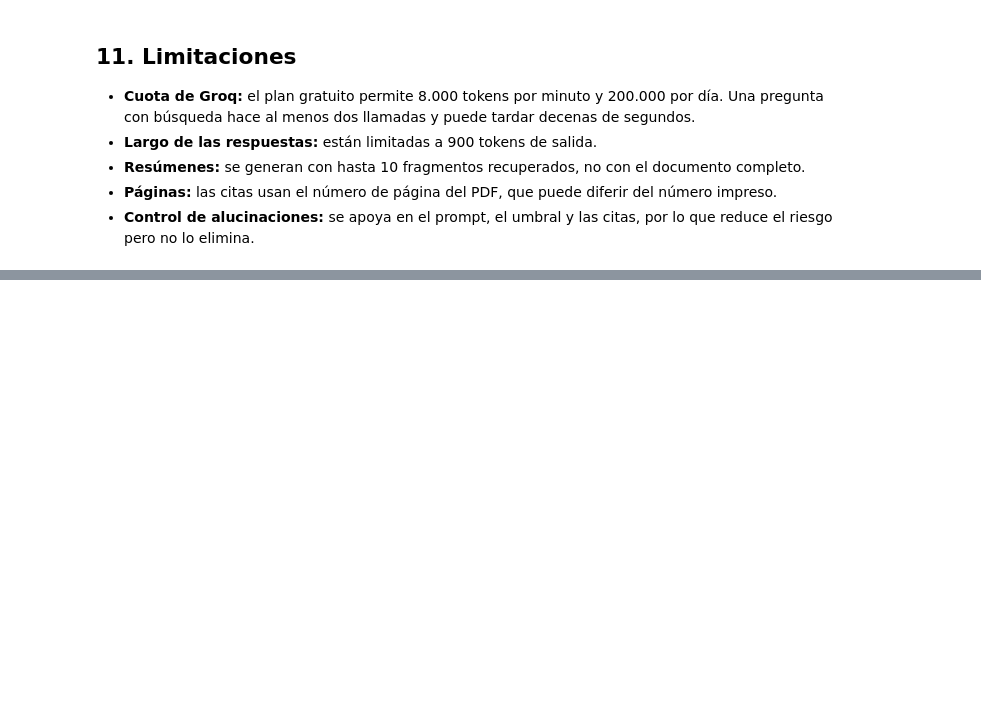
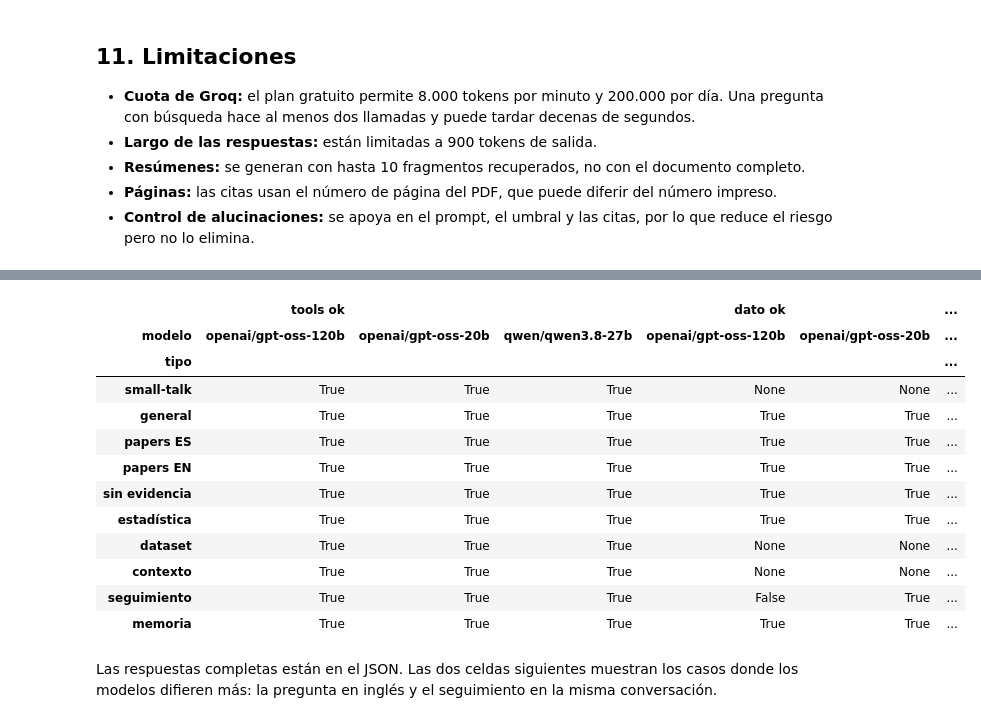
Before and after one commit to JoaquinKarawacki/Obli-taller-de-tecnologia, a Jupyter notebook: obligatorio_agentic_rag.ipynb, the cells around one changed output, grey strips where cells are left out. Drawn from its saved outputs; the diff is of its cells as text; code cells hidden in the pictures; blank space fills up the shorter version.

Commit message:
Agregar comparación de LLms (opcional)

```diff
--- a/obligatorio_agentic_rag.ipynb
+++ b/obligatorio_agentic_rag.ipynb
@@ -1142,0 +1176,6 @@ su aporte es más práctico que conceptual: muestra cómo el mismo agente se int
+# %%
+from src import comparacion_llms
+
+fecha, tabla_llms = comparacion_llms.cargar()
+print(f"Comparación ejecutada el {fecha}")
+comparacion_llms.resumen(tabla_llms)
@@ -1142,0 +1189,21 @@ su aporte es más práctico que conceptual: muestra cómo el mismo agente se int
+# %%
+detalle = tabla_llms.pivot(index="tipo", columns="modelo", values=["tools ok", "dato ok", "segundos"])
+detalle = detalle.reindex([caso[0] for caso in comparacion_llms.CASOS])
+detalle
+# %% [output]
+|  | tools ok |  |  | dato ok |  | ... |
+| modelo | openai/gpt-oss-120b | openai/gpt-oss-20b | qwen/qwen3.8-27b | openai/gpt-oss-120b | openai/gpt-oss-20b | ... |
+| tipo |  |  |  |  |  | ... |
+| small-talk | True | True | True | None | None | ... |
+| general | True | True | True | True | True | ... |
+| papers ES | True | True | True | True | True | ... |
+| papers EN | True | True | True | True | True | ... |
+| sin evidencia | True | True | True | True | True | ... |
+| estadística | True | True | True | True | True | ... |
+| dataset | True | True | True | None | None | ... |
+| contexto | True | True | True | None | None | ... |
+| seguimiento | True | True | True | False | True | ... |
+| memoria | True | True | True | True | True | ... |
+# %% [markdown]
+Las respuestas completas están en el JSON. Las dos celdas siguientes muestran los casos donde los modelos
+difieren más: la pregunta en inglés y el seguimiento en la misma conversación.
```
Also changed, not shown: parts of 47 cells of this notebook, 7 other files.
